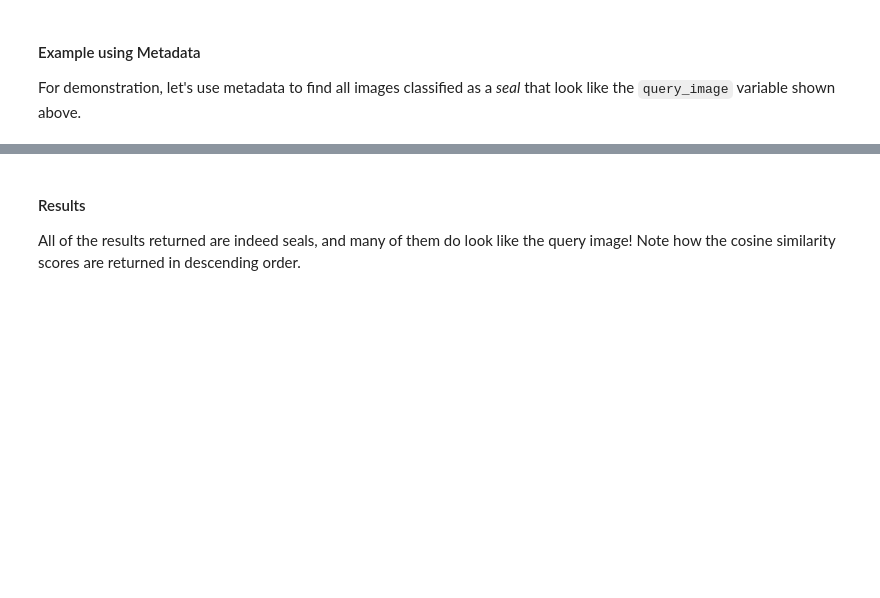
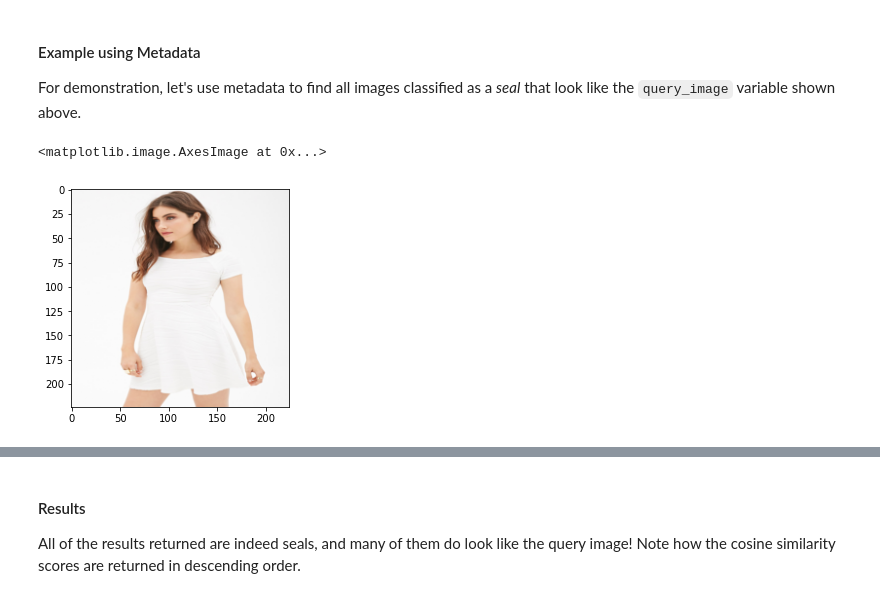
Before and after one commit to BladeClickerQQ/Info7374_Image_Search, a Jupyter notebook: image_search.ipynb, the cells around one changed output, grey strips where cells are left out. Cells and saved outputs as stored; diff of their text form; code cells hidden in the pictures; blank space fills up the shorter version.

```diff
--- a/image_search.ipynb
+++ b/image_search.ipynb
@@ -351,3 +449,11 @@ Extensive predicate logic can be applied to metadata filtering, just like the [W
 #### Example using Metadata
 
 For demonstration, let's use metadata to find all images classified as a _seal_ that look like the `query_image` variable shown above.
+# %%
+
+result_array = train_dataset[][0].numpy()
+result_img = np.transpose(result_array, (1,2,0))
+plt.imshow(result_img)
+# %% [output]
+<matplotlib.image.AxesImage at 0x...>
+[figure, added]
```
Also changed, not shown: parts of 25 cells of this notebook, 3 other files.
